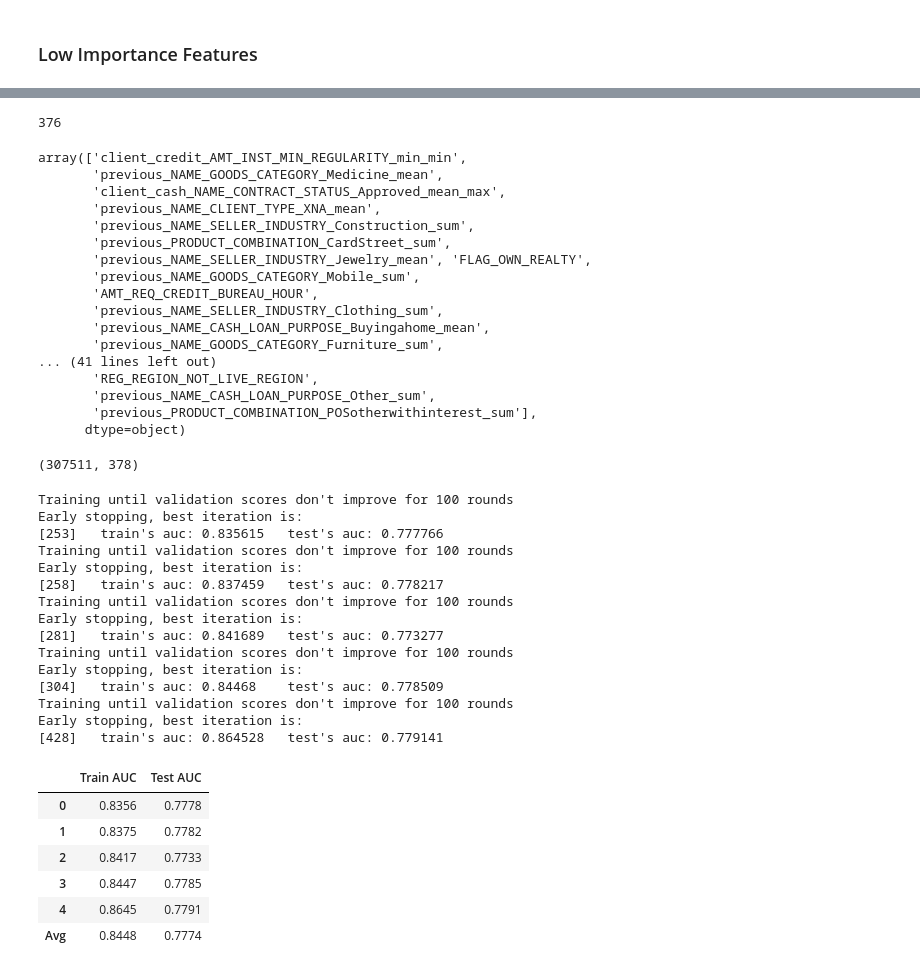
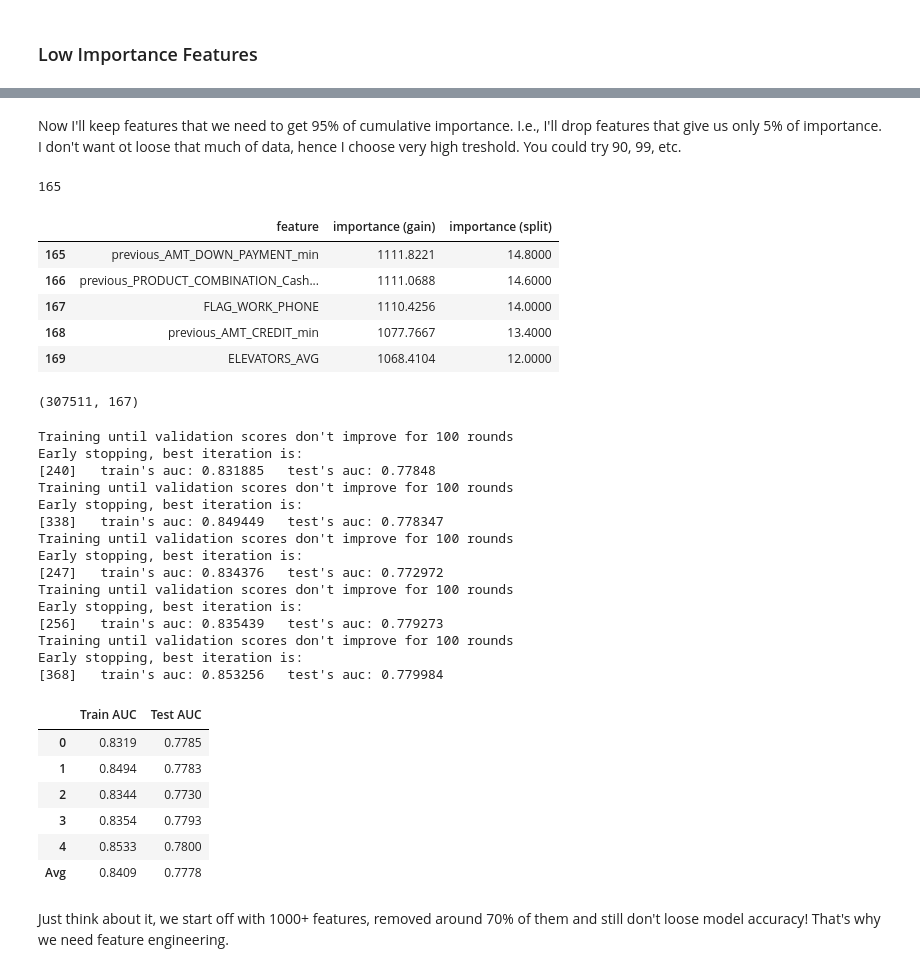
Before and after one commit to akimalikhanov/w, a Jupyter notebook: 3_Feature_Selection.ipynb, the cells around one changed output, grey strips where cells are left out. Cells and saved outputs as stored; diff of their text form; code cells hidden in the pictures.

```diff
--- a/3_Feature_Selection.ipynb
+++ b/3_Feature_Selection.ipynb
@@ -361,57 +429,53 @@ aa
+# %% [markdown]
+Now I'll keep features that we need to get 95% of cumulative importance. I.e., I'll drop features that give us only 5% of importance. I don't want ot loose that much of data, hence I choose very high treshold. You could try 90, 99, etc.
 # %%
-drop_index=np.argwhere(aa['importance (gain)'].values>0.999)[0][0]
+# index of last important feature
+drop_index=np.argwhere(imps_cumsum['importance (gain)'].values>0.95)[0][0]
 drop_index
 # %% [output]
-376
+165
 # %%
-low_zero_imp=imps.iloc[drop_index:, :]['feature'].values
-low_zero_imp
+low_imp_feats=imps_small.iloc[drop_index:, :]
+low_imp_feats.head()
 # %% [output]
-array(['client_credit_AMT_INST_MIN_REGULARITY_min_min',
-       'previous_NAME_GOODS_CATEGORY_Medicine_mean',
-       'client_cash_NAME_CONTRACT_STATUS_Approved_mean_max',
-       'previous_NAME_CLIENT_TYPE_XNA_mean',
-       'previous_NAME_SELLER_INDUSTRY_Construction_sum',
-       'previous_PRODUCT_COMBINATION_CardStreet_sum',
-       'previous_NAME_SELLER_INDUSTRY_Jewelry_mean', 'FLAG_OWN_REALTY',
-       'previous_NAME_GOODS_CATEGORY_Mobile_sum',
-       'AMT_REQ_CREDIT_BUREAU_HOUR',
-       'previous_NAME_SELLER_INDUSTRY_Clothing_sum',
-       'previous_NAME_CASH_LOAN_PURPOSE_Buyingahome_mean',
-       'previous_NAME_GOODS_CATEGORY_Furniture_sum',
-... (41 lines left out)
-       'REG_REGION_NOT_LIVE_REGION',
-       'previous_NAME_CASH_LOAN_PURPOSE_Other_sum',
-       'previous_PRODUCT_COMBINATION_POSotherwithinterest_sum'],
-      dtype=object)
+|  | feature | importance (gain) | importance (split) |
+| 165 | previous_AMT_DOWN_PAYMENT_min | 1111.8221 | 14.8000 |
+| 166 | previous_PRODUCT_COMBINATION_Cash... | 1111.0688 | 14.6000 |
+| 167 | FLAG_WORK_PHONE | 1110.4256 | 14.0000 |
+| 168 | previous_AMT_CREDIT_min | 1077.7667 | 13.4000 |
+| 169 | ELEVATORS_AVG | 1068.4104 | 12.0000 |
+# %%
+to_drop=low_imp_feats['feature'].values
 # %%
-train=train.drop(low_zero_imp, axis=1)
-train.shape
+train_small=train.drop(to_drop, axis=1)
+train_small.shape
 # %% [output]
-(307511, 378)
+(307511, 167)
 # %%
-res, importances=quick_cv(train)
+res, importances=quick_cv(train_small)
 res
 # %% [output]
 Training until validation scores don't improve for 100 rounds
 Early stopping, best iteration is:
-[253]   train's auc: 0.835615   test's auc: 0.777766
+[240]   train's auc: 0.831885   test's auc: 0.77848
 Training until validation scores don't improve for 100 rounds
 Early stopping, best iteration is:
-[258]   train's auc: 0.837459   test's auc: 0.778217
+[338]   train's auc: 0.849449   test's auc: 0.778347
 Training until validation scores don't improve for 100 rounds
 Early stopping, best iteration is:
-[281]   train's auc: 0.841689   test's auc: 0.773277
+[247]   train's auc: 0.834376   test's auc: 0.772972
 Training until validation scores don't improve for 100 rounds
 Early stopping, best iteration is:
-[304]   train's auc: 0.84468    test's auc: 0.778509
+[256]   train's auc: 0.835439   test's auc: 0.779273
 Training until validation scores don't improve for 100 rounds
 Early stopping, best iteration is:
-[428]   train's auc: 0.864528   test's auc: 0.779141
+[368]   train's auc: 0.853256   test's auc: 0.779984
 |  | Train AUC | Test AUC |
-| 0 | 0.8356 | 0.7778 |
-| 1 | 0.8375 | 0.7782 |
-| 2 | 0.8417 | 0.7733 |
-| 3 | 0.8447 | 0.7785 |
-| 4 | 0.8645 | 0.7791 |
-| Avg | 0.8448 | 0.7774 |
+| 0 | 0.8319 | 0.7785 |
+| 1 | 0.8494 | 0.7783 |
+| 2 | 0.8344 | 0.7730 |
+| 3 | 0.8354 | 0.7793 |
+| 4 | 0.8533 | 0.7800 |
+| Avg | 0.8409 | 0.7778 |
+# %% [markdown]
+Just think about it, we start off with 1000+ features, removed around 70% of them and still don't loose model accuracy! That's why we need feature engineering.
```
Also changed, not shown: parts of 20 cells of this notebook.
